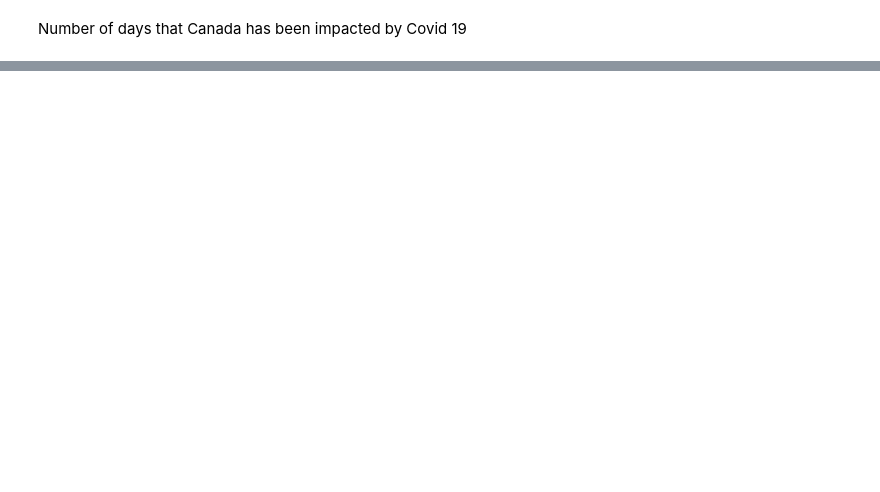
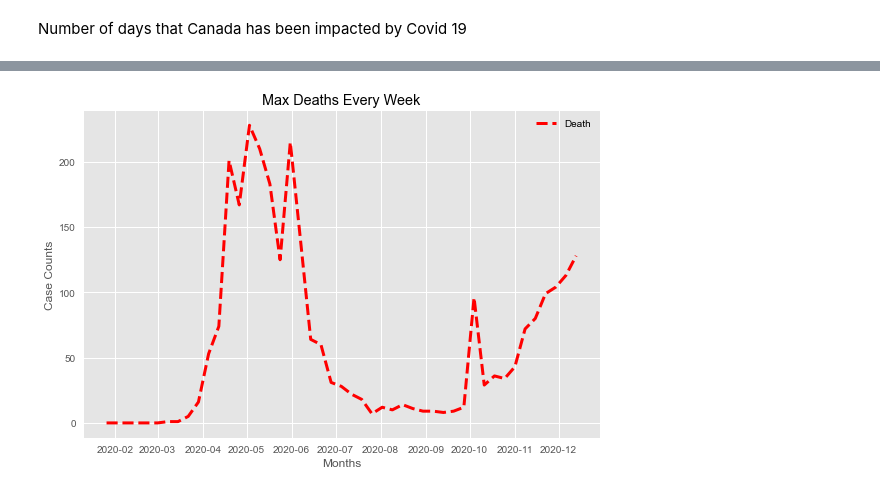
Before and after one commit to hieu-le296/Canada-covid19-analysis, a Jupyter notebook: project.ipynb, the cells around one changed output, grey strips where cells are left out. Saved outputs shown, nothing was run; the diff lists cells and outputs as text; code cells hidden in the pictures; blank space fills up the shorter version.

```diff
--- a/project.ipynb
+++ b/project.ipynb
@@ -135,0 +174,13 @@ plt.tight_layout()
+# %%
+plt.plot(max_week_deaths, color='red', linewidth=3, linestyle='--', label='Death')
+
+plt.xlabel('Months')
+plt.ylabel('Case Counts')
+plt.title('Max Deaths Every Week')
+
+plt.legend()
+
+
+plt.tight_layout()
+# %% [output]
+[figure, added]
```
Also changed, not shown: parts of 36 cells of this notebook, 5 other files.
